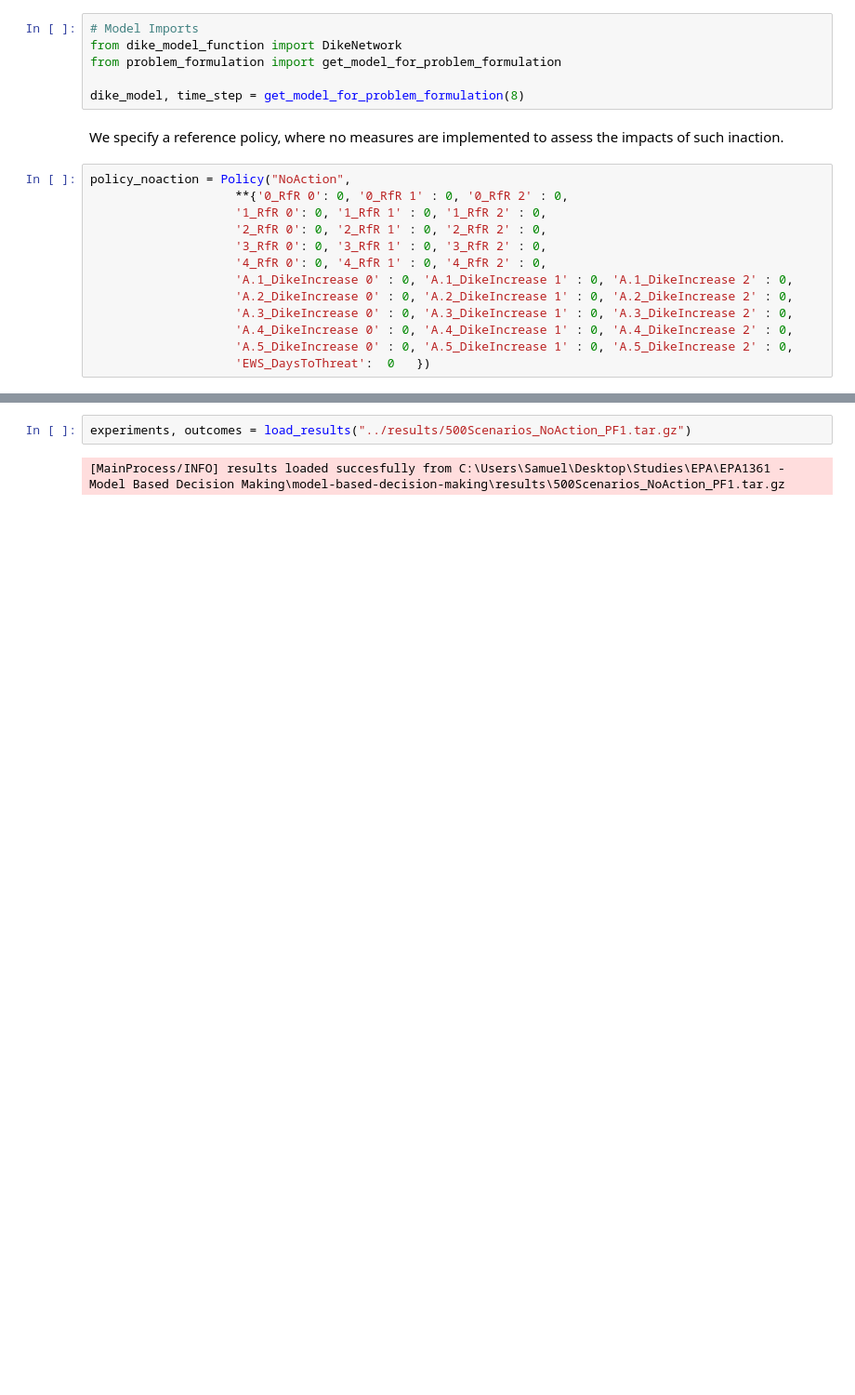
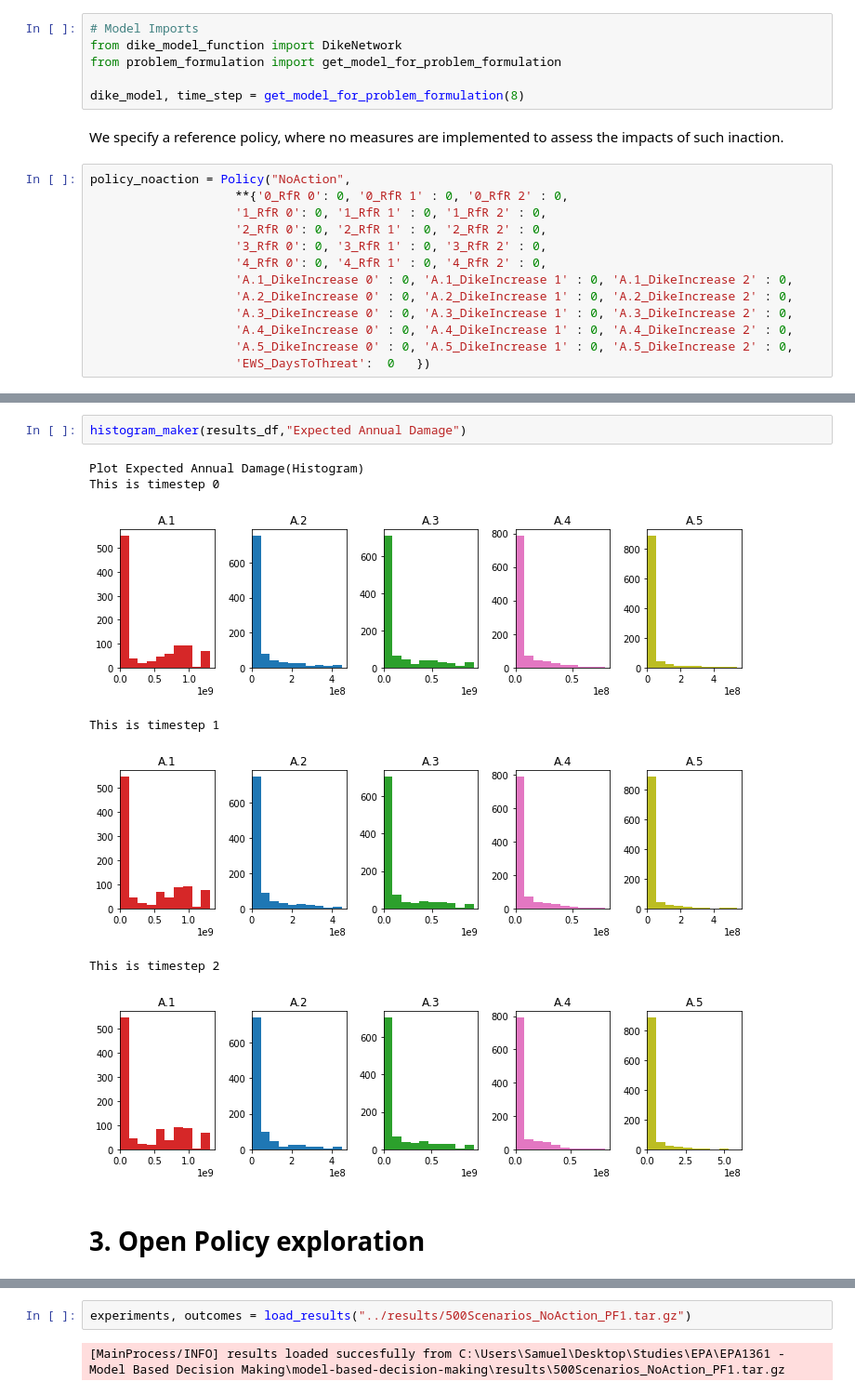
Before and after one commit to herzogrh/model-based-decision-making, a Jupyter notebook: model/1 - Reference Case Scenario_Visualised.ipynb, the cells around one changed output, grey strips where cells are left out. Shown at 93% size. Cells and saved outputs as stored; diff of their text form; blank space fills up the shorter version.

```diff
--- a/model/1 - Reference Case Scenario_Visualised.ipynb
+++ b/model/1 - Reference Case Scenario_Visualised.ipynb
@@ -48,0 +146,12 @@ policy_noaction = Policy("NoAction",
+# %%
+histogram_maker(results_df,"Expected Annual Damage")
+# %% [output]
+Plot Expected Annual Damage(Histogram)
+This is timestep 0
+[figure, added]
+This is timestep 1
+[figure, added]
+This is timestep 2
+[figure, added]
+# %% [markdown]
+# 3. Open Policy exploration
```
Also changed, not shown: parts of 41 cells of this notebook, 2 other files.
